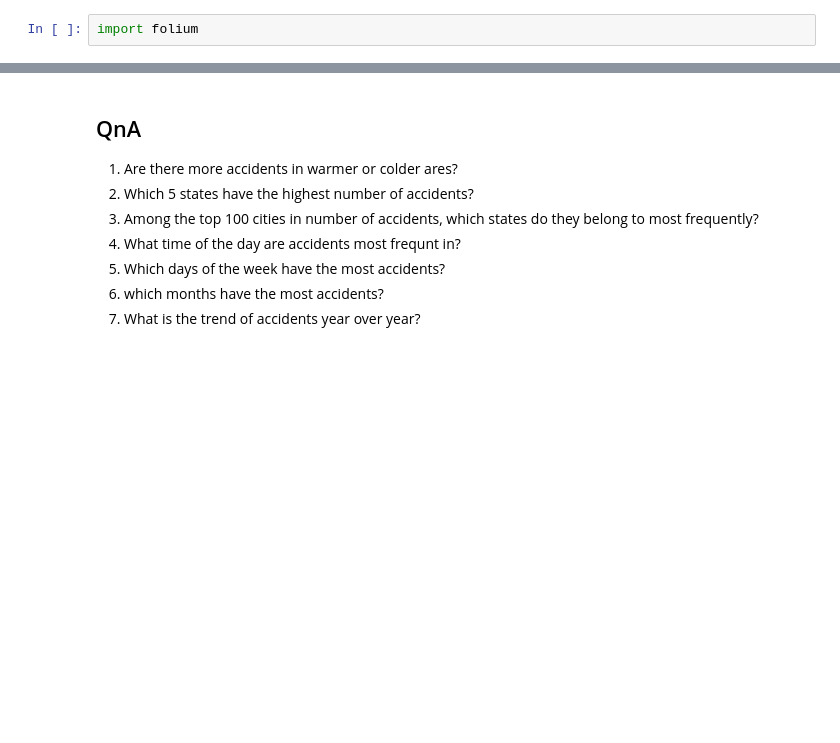
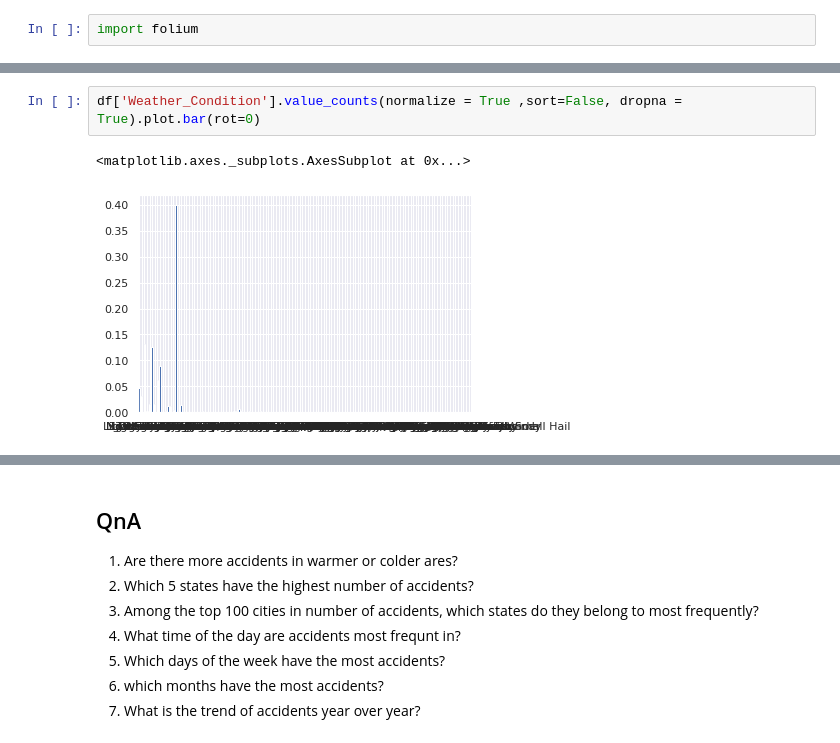
Before and after one commit to iamjainam/Exploratory-Data-Analysis-Project, a Jupyter notebook: USA_Accidents_Analysis.ipynb, the cells around one changed output, grey strips where cells are left out. Cells and saved outputs as stored; diff of their text form; blank space fills up the shorter version.

```diff
--- a/USA_Accidents_Analysis.ipynb
+++ b/USA_Accidents_Analysis.ipynb
@@ -280,0 +338,5 @@ SyntaxError: ignored
+# %%
+df['Weather_Condition'].value_counts(normalize = True ,sort=False, dropna = True).plot.bar(rot=0)
+# %% [output]
+<matplotlib.axes._subplots.AxesSubplot at 0x...>
+[figure, added]
```
Also changed, not shown: parts of 13 cells of this notebook.
